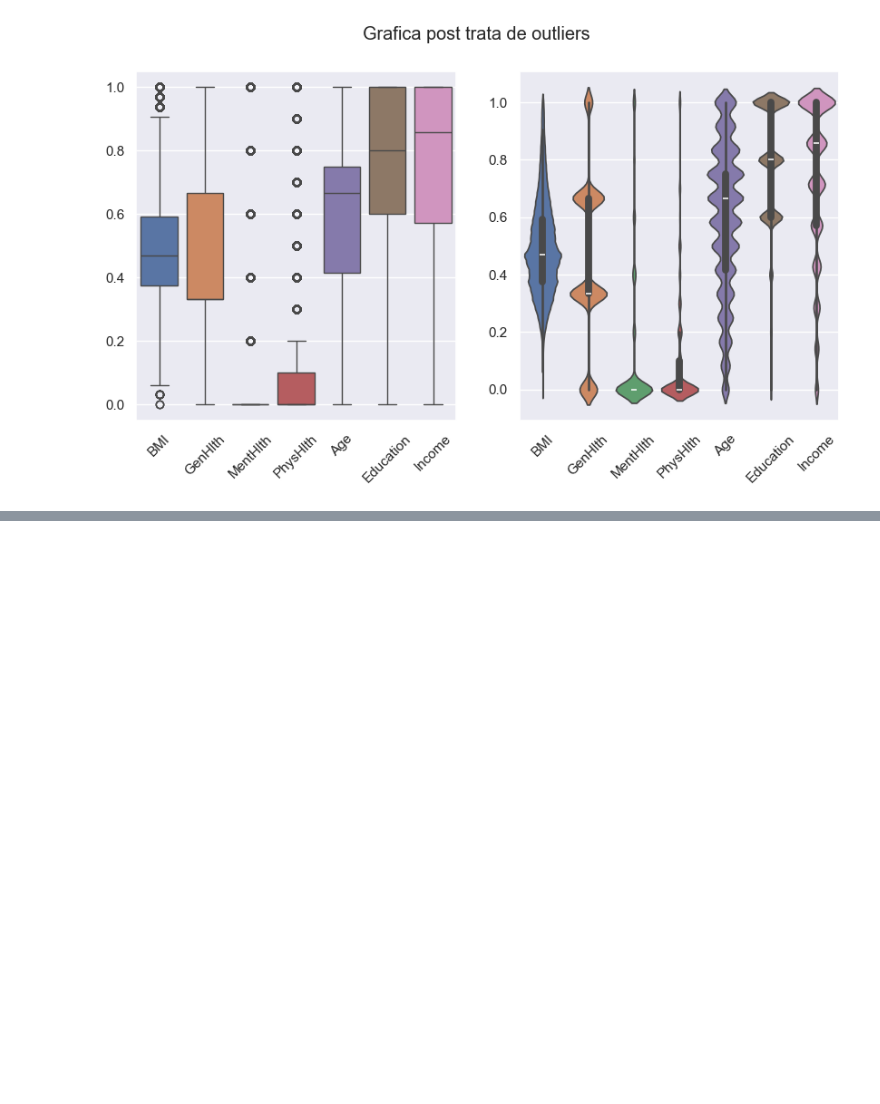
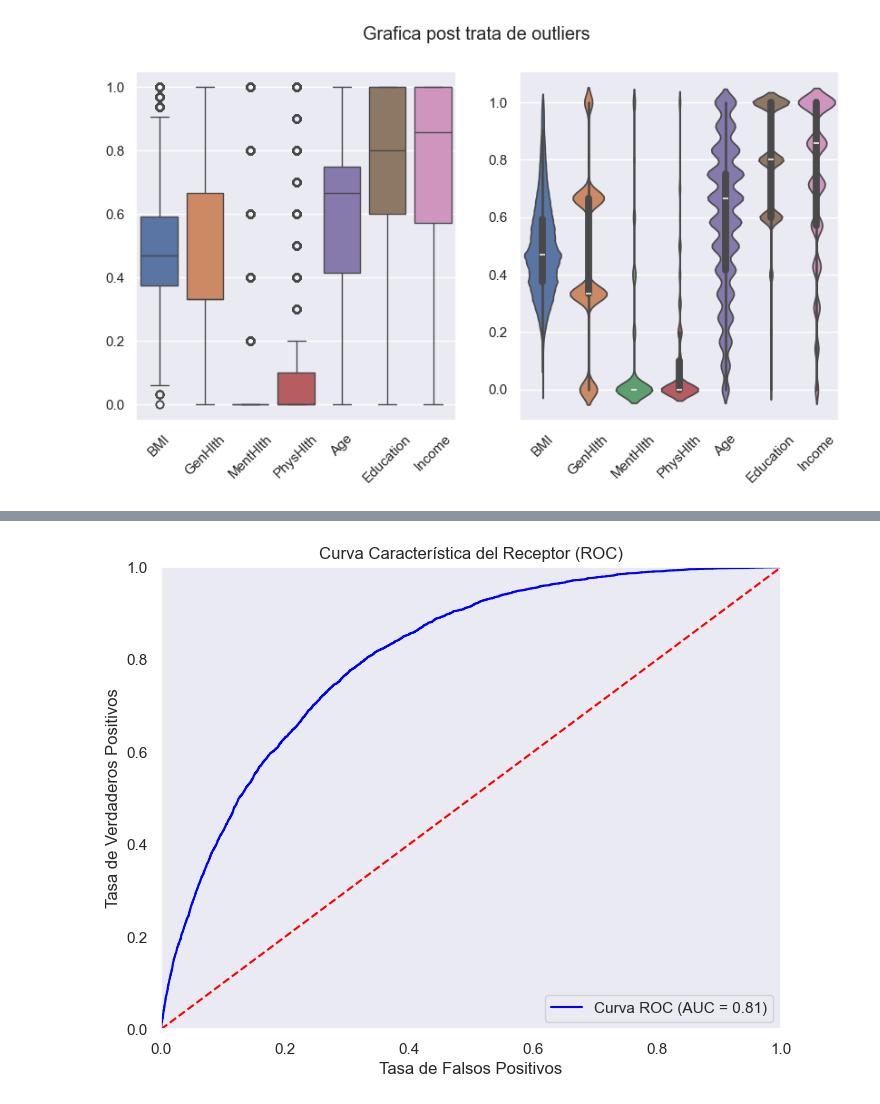
Before and after one commit to Gaddran/Tarea4MachineLearning, a Jupyter notebook: notebooks/Tarea4.ipynb, the cells around one changed output, grey strips where cells are left out. Cells and saved outputs as stored; diff of their text form; code cells hidden in the pictures; blank space fills up the shorter version.

```diff
--- a/notebooks/Tarea4.ipynb
+++ b/notebooks/Tarea4.ipynb
@@ -266,0 +351,26 @@ plt.show()
+# %%
+
+# Obtener las probabilidades predichas para la clase positiva
+y_probs_logreg = logreg_model.predict_proba(X_test)[:, 1]
+
+# Calcular la curva ROC
+fpr, tpr, thresholds = roc_curve(y_test, y_probs_logreg)
+
+# Calcular el AUC
+roc_auc = roc_auc_score(y_test, y_probs_logreg)
+
+# Graficar la curva ROC
+plt.figure(figsize=(8, 6))
+plt.plot(fpr, tpr, color='blue', label=f'Curva ROC (AUC = {roc_auc:.2f})')
+plt.plot([0, 1], [0, 1], color='red', linestyle='--')  # Línea diagonal
+plt.xlim([0.0, 1.0])
+plt.ylim([0.0, 1.0])
+plt.xlabel('Tasa de Falsos Positivos')
+plt.ylabel('Tasa de Verdaderos Positivos')
+plt.title('Curva Característica del Receptor (ROC)')
+plt.legend(loc='lower right')
+plt.grid()
+
+plt.show()
+# %% [output]
+[figure, added]
```
Also changed, not shown: parts of 28 cells of this notebook, 1 other file.
